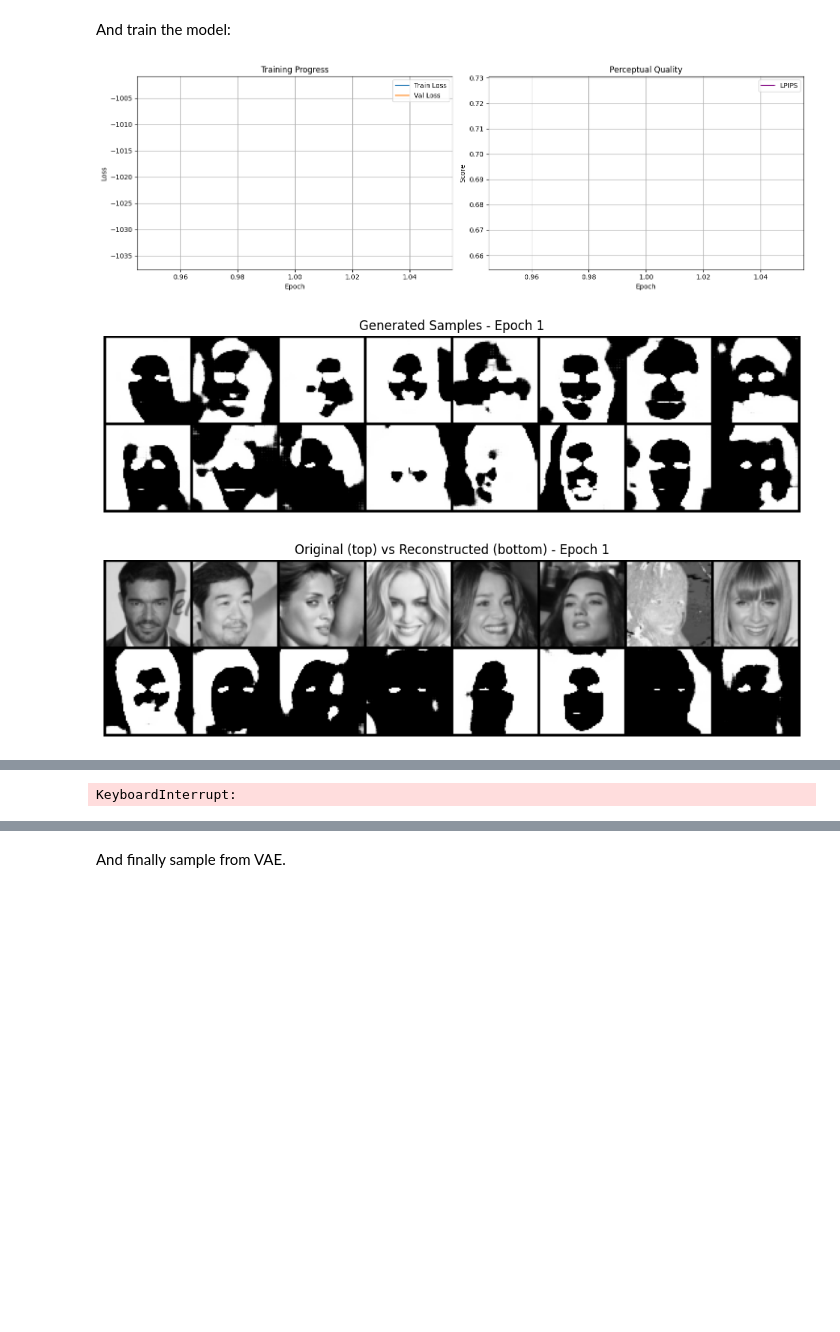
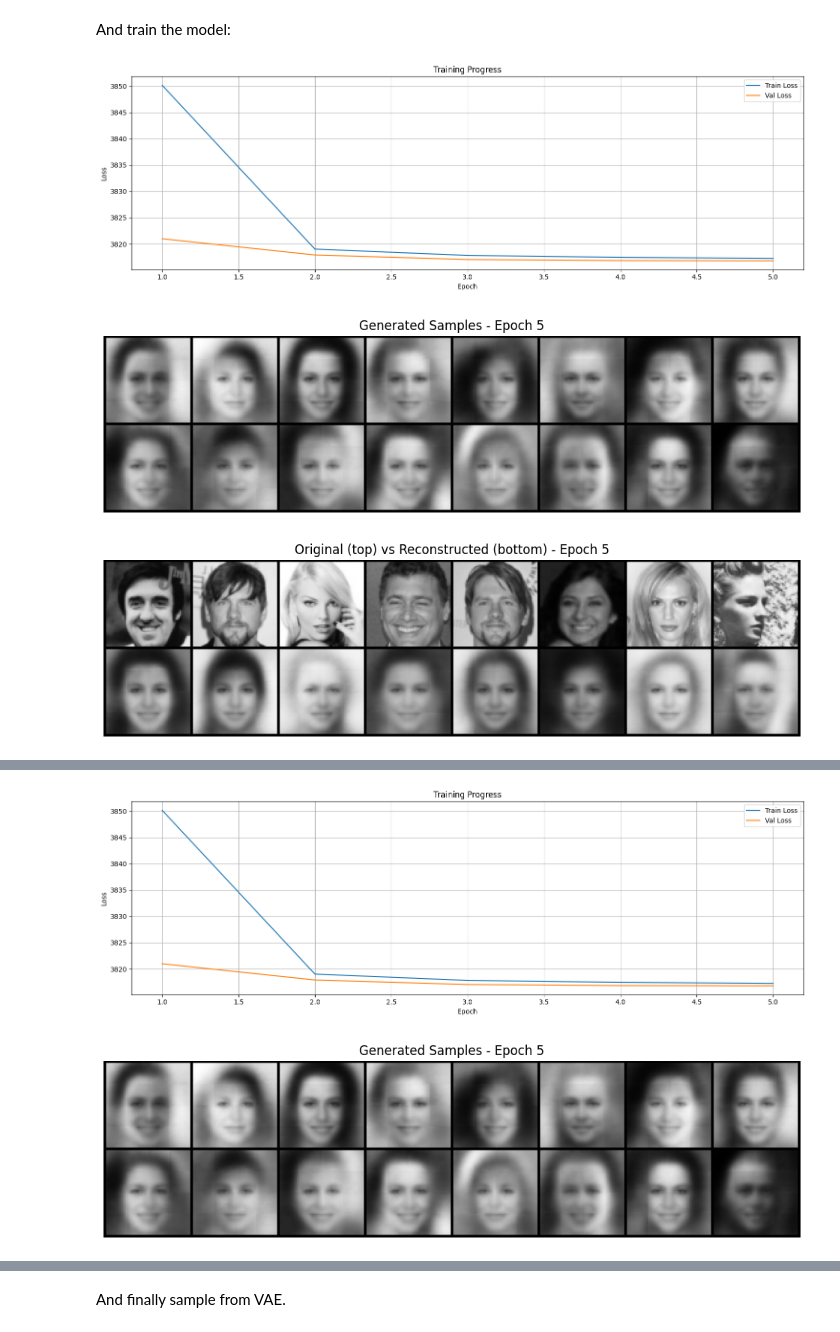
Before and after one commit to Aphelack/deep_vision_and_graphics, a Jupyter notebook: homework03/homework-part2-vae.ipynb, the cells around one changed output, grey strips where cells are left out. Saved outputs shown, nothing was run; the diff lists cells and outputs as text; code cells hidden in the pictures; blank space fills up the shorter version.

```diff
--- a/homework03/homework-part2-vae.ipynb
+++ b/homework03/homework-part2-vae.ipynb
@@ -427,7 +429,7 @@ In this homework we only ask for implementation of the simplest version of VAE -
 #!L
 # to compare with conventional AE, keep these hyperparameters
 # or change them for the values that you used before
-dimZ = 256
+dimZ = 512
 
 # define the network
 # you can start from https://github.com/pytorch/examples/blob/master/vae/main.py
@@ -569,30 +571,27 @@ Don't forget in the code that you are using $\log\sigma$ as variable. Explain, w
 # %%
 #!L
 def KL_divergence(mu, logsigma):
-    return -0.5 * torch.sum(1 + 2 * logsigma - mu.pow(2) - torch.exp(2 * logsigma))
+    return  -0.5 * torch.sum(1 + 2 * logsigma - mu.pow(2) - torch.exp(2 * logsigma))
 
 import math
 def log_likelihood(x, mu, logsigma):
-    return -torch.sum(
-        logsigma + 0.5 * ((mu - x) / torch.exp(logsigma)).pow(2)
-    )
+    return torch.sum(-0.5 * (math.log(2 * math.pi) + 2 * logsigma + ((x - mu) / torch.exp(logsigma)).pow(2)))
 
 
 def loss_vae(x, mu_gen, logsigma_gen, mu_z, logsigma_z):
-    return KL_divergence(mu_z, logsigma_z) + log_likelihood(x, mu_gen, logsigma_gen)
+    return KL_divergence(mu_z, logsigma_z) - log_likelihood(x, mu_gen, logsigma_gen)
 # %% [markdown]
 And train the model:
 # %%
 import matplotlib.pyplot as plt
 import numpy as np
 from torchvision.utils import make_grid
-import lpips
 import torch
 import torch.nn.functional as F
 from tqdm.auto import tqdm
 
 
-def plot_metrics(train_losses, val_losses=None, lpips_scores=None):
+def plot_metrics(train_losses, val_losses=None):
     plt.figure(figsize=(15, 5))
 
     plt.subplot(1, 2 if val_losses is not None else 1, 1)
@@ -604,15 +603,6 @@ def plot_metrics(train_losses, val_losses=None, lpips_scores=None):
     plt.ylabel('Loss')
     plt.legend()
     plt.grid(True)
-
-    if val_losses and lpips_scores:
-        plt.subplot(1, 2, 2)
-        plt.plot(lpips_scores, label='LPIPS Distance', color='purple')
-        plt.title('Perceptual Similarity (LPIPS)')
-        plt.xlabel('Epoch')
-        plt.ylabel('Score')
-        plt.legend()
-        plt.grid(True)
 
     plt.tight_layout()
     plt.show()
@@ -629,8 +619,7 @@ def train_loop(
     device=device,
 ):
     optimizer = torch.optim.Adam(model.parameters(), lr=1e-3)
-    loss_fn_lpips = lpips.LPIPS(net='vgg').to(device)
-    train_losses, val_losses, lpips_scores = [], [], []
+    train_losses, val_losses = [], []
 
     plt.ioff()
     loss_fig = plt.figure(figsize=(15, 5))
@@ -671,7 +660,6 @@ def train_loop(
         if val_loader:
             model.eval()
             val_loss = 0
-            lpips_dist = 0
 
             with torch.no_grad():
                 for val_data, _ in val_loader:
@@ -681,16 +669,13 @@ def train_loop(
 
                     # CORRECTED: Consistent loss function call
                     val_loss += loss_function(val_data, recon_val, logsigma_gen_val, mu_val, logvar_val / 2).item()
-                    lpips_dist += loss_fn_lpips(recon_val*2-1, val_data*2-1).mean().item()
 
             val_losses.append(val_loss / len(val_loader.dataset))
-            lpips_scores.append(lpips_dist / len(val_loader))
 
         if epoch % 1 == 0 or epoch == epochs:
             clear_output(wait=True)
             loss_fig.clf()
-            ax1 = loss_fig.add_subplot(121)
-            ax2 = loss_fig.add_subplot(122)
+            ax1 = loss_fig.add_subplot(111)
 
             ax1.plot(range(1, epoch+1), train_losses, label='Train Loss')
             if val_loader:
@@ -700,14 +685,6 @@ def train_loop(
             ax1.set_ylabel('Loss')
             ax1.legend()
             ax1.grid(True)
-
-            if val_loader:
-                ax2.plot(range(1, epoch+1), lpips_scores, label='LPIPS', color='purple')
-                ax2.set_title('Perceptual Quality')
-                ax2.set_xlabel('Epoch')
-                ax2.set_ylabel('Score')
-                ax2.legend()
-                ax2.grid(True)
 
             loss_fig.tight_layout()
             display(loss_fig)
@@ -736,9 +713,8 @@ def train_loop(
             print(f'Train Loss: {train_losses[-1]:.4f}')
             if val_loader:
                 print(f'Val Loss: {val_losses[-1]:.4f}')
-                print(f'LPIPS: {lpips_scores[-1]:.4f}')
 
-    return train_losses, val_losses, lpips_scores
+    return train_losses, val_losses
 
 def generate(model, batch_size=16, device=device):
     model.eval()
@@ -764,12 +740,12 @@ def visualize_images(images, title="", nrow=8):
 # %%
 encoder = EncoderVAE(latent_dim=dimZ)
 decoder = DecoderVAE(latent_dim=dimZ)
 
 vae = VAE(encoder, decoder).to(device)
-train_losses, val_losses, lpips_scores = train_loop(
+train_losses, val_losses = train_loop(
     vae, train_loader, val_loader, loss_function=loss_vae, epochs=5, device=device
 )
 # %% [output]
-[figure, old version]
+[figure, new version]
-[figure, old version]
+[figure, new version]
-[figure, old version]
+[figure, new version]
@@ -780 +755,2 @@ LPIPS: 0.6925
-KeyboardInterrupt:
+[figure, added]
+[figure, added]
```
Also changed, not shown: parts of 10 cells of this notebook.
